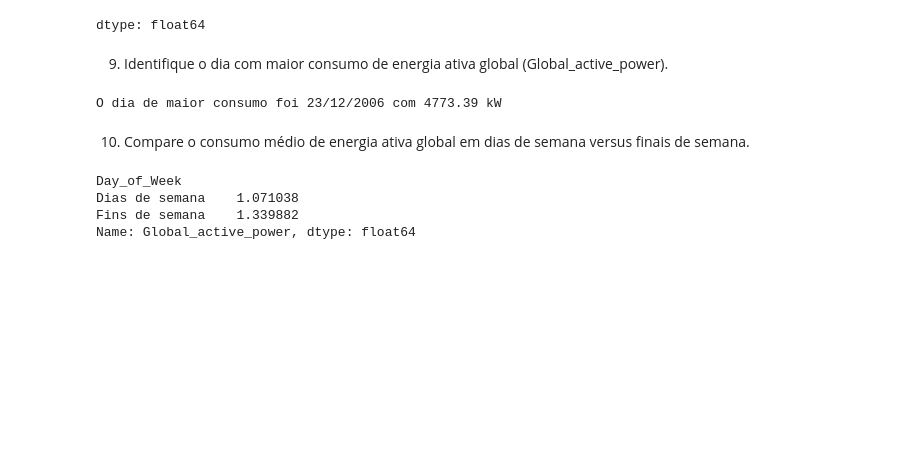
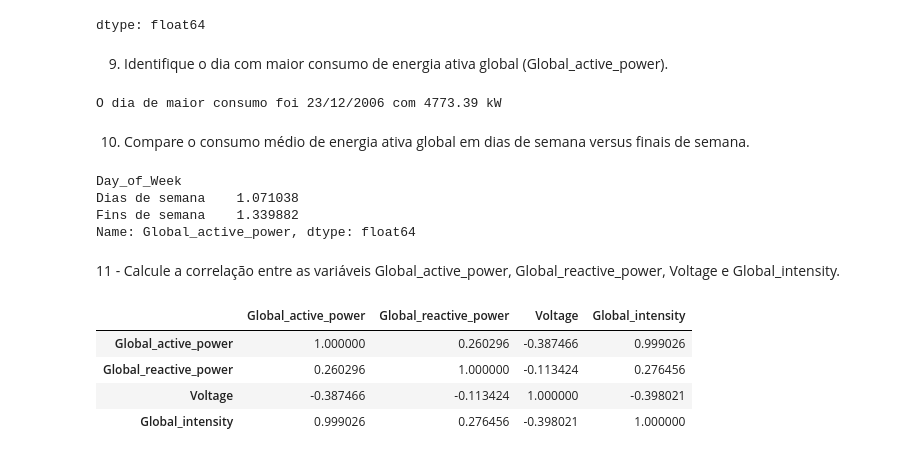
Before and after one commit to NathanMagno/energy-consumers-data, a Jupyter notebook: cp04.ipynb, the cells around one changed output. Drawn from its saved outputs; the diff is of its cells as text; code cells hidden in the pictures; blank space fills up the shorter version.

```diff
--- a/cp04.ipynb
+++ b/cp04.ipynb
@@ -233,3 +233,19 @@ Day_of_Week
 Dias de semana    1.071038
 Fins de semana    1.339882
 Name: Global_active_power, dtype: float64
+# %% [markdown]
+11 - Calcule a correlação entre as variáveis Global_active_power, Global_reactive_power, Voltage e Global_intensity.
+# %%
+
+cols_to_numeric = ['Global_reactive_power', 'Voltage', 'Global_intensity', 'Sub_metering_1', 'Sub_metering_2']
+for col in cols_to_numeric:
+    df[col] = pd.to_numeric(df[col], errors='coerce')
+
+correlation = df[['Global_active_power', 'Global_reactive_power', 'Voltage', 'Global_intensity']].corr()
+display(correlation)
+# %% [output]
+|  | Global_active_power | Global_reactive_power | Voltage | Global_intensity |
+| Global_active_power | 1.000000 | 0.260296 | -0.387466 | 0.999026 |
+| Global_reactive_power | 0.260296 | 1.000000 | -0.113424 | 0.276456 |
+| Voltage | -0.387466 | -0.113424 | 1.000000 | -0.398021 |
+| Global_intensity | 0.999026 | 0.276456 | -0.398021 | 1.000000 |
```
Also changed, not shown: parts of 8 cells of this notebook.
